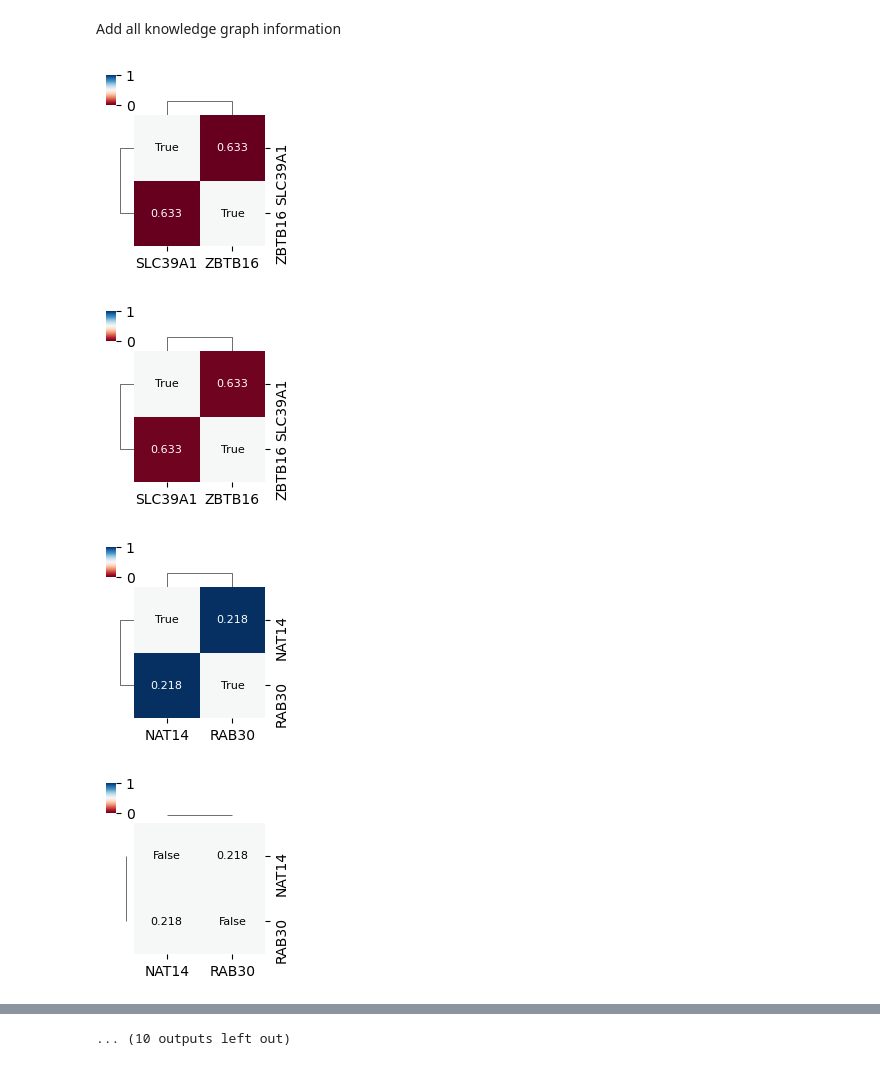
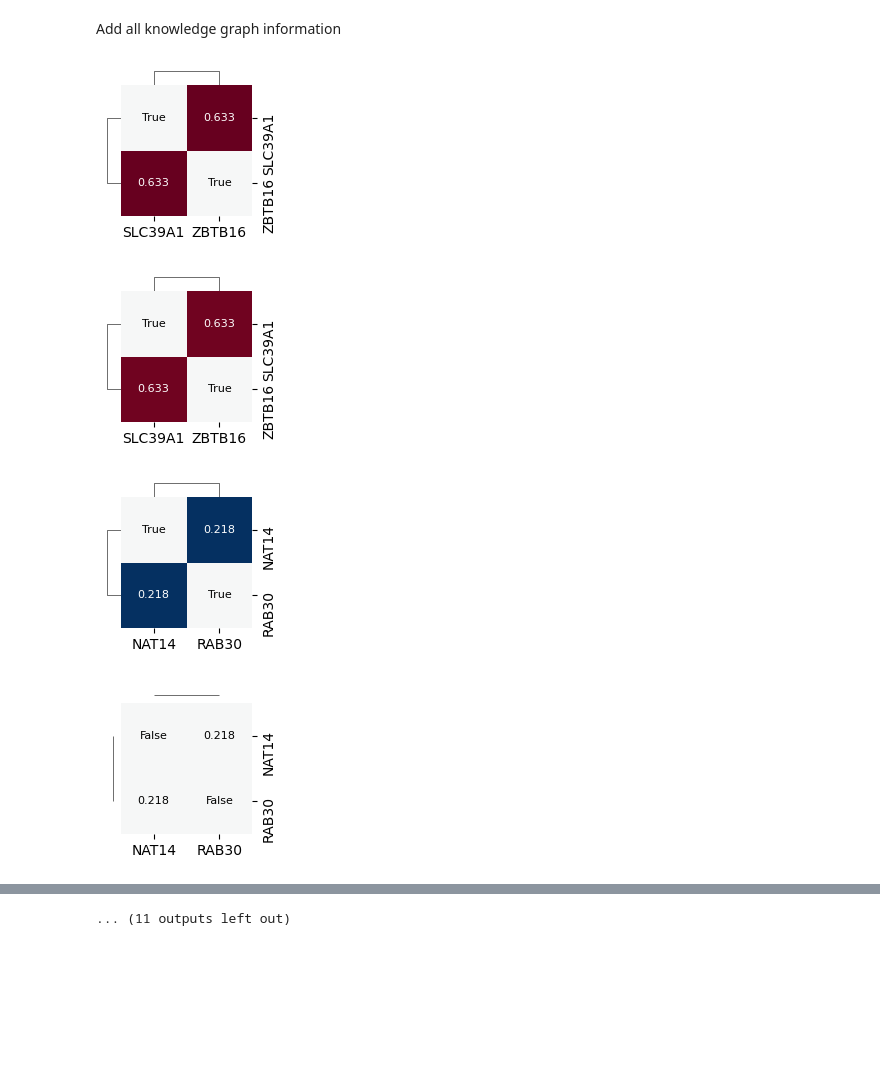
Before and after one commit to jump-cellpainting/2024_Chandrasekaran_Morphmap, a Jupyter notebook: 07.compute-cosine-similarities/05.check-connections.ipynb, the cells around one changed output, grey strips where cells are left out. Cells and saved outputs as stored; diff of their text form; code cells hidden in the pictures; blank space fills up the shorter version.

Commit message:
create separate color bar

```diff
--- a/07.compute-cosine-similarities/05.check-connections.ipynb
+++ b/07.compute-cosine-similarities/05.check-connections.ipynb
@@ -316,7 +317,7 @@ for genes in previous_gene_lists:
         vmax=1,
         dendrogram_ratio=(0.1, 0.1),
         figsize=(fig_width, fig_height),
-        cbar_pos=(0.01, 0.9, 0.05, 0.15),
+        cbar_pos=None,
     )
 
     clustermap_df = g.data2d
@@ -357,36 +358,48 @@ for genes in previous_gene_lists:
         vmax=1,
         dendrogram_ratio=(0.1, 0.1),
         figsize=(fig_width, fig_height),
-        cbar_pos=(0.01, 0.9, 0.05, 0.15),
+        cbar_pos=None,
     )
 
     clustermap_df = g.data2d
 
     for i in range(len(clustermap_df)):
         for j in range(len(clustermap_df.columns)):
             gene_1 = clustermap_df.index[i]
             gene_2 = clustermap_df.columns[j]
             crispr_kg_gene_pair = crispr_kg_df.loc[gene_1, gene_2]
             if gene_1 == gene_2 and crispr_kg_gene_pair == 1.0:
                 text = "True"
             elif gene_1 == gene_2 and crispr_kg_gene_pair != 1.0:
                 text = "False"
             else:
                 text = f"{crispr_kg_gene_pair}"
             x = j + 0.5  # Center the text horizontally
             y = i + 0.5  # Center the text vertically
 
             text_color = (
                 "white"
                 if clustermap_df.values[i, j] > 0.75 or clustermap_df.values[i, j] < 0.25
                 else "black"
             )
             g.ax_heatmap.text(x, y, text, ha="center", va="center", color=text_color, fontdict={"size": 8})
 
     plt.savefig(f"figures/CRISPR-connections-{gene_names}.png", dpi=300)
     plt.savefig(f"figures/CRISPR-connections-{gene_names}.svg", dpi=300)
+
+figsize = (1, 3)
+fig, ax = plt.subplots(figsize=figsize, dpi=300)
+norm = Normalize(vmin=0, vmax=1)
+sm = plt.cm.ScalarMappable(cmap="RdBu", norm=norm)
+sm.set_array([])
+
+cbar = plt.colorbar(sm, ax=ax, orientation="vertical")
+ax.remove()
+plt.tight_layout()
+plt.savefig("figures/colorbar.png", dpi=300)
+plt.savefig("figures/colorbar.svg", dpi=300)
 # %% [output]
-[figure, old version]
+[figure, new version]
-[figure, old version]
+[figure, new version]
-[figure, old version]
+[figure, new version]
-[figure, old version]
+[figure, new version]
@@ -401 +414 @@ for genes in previous_gene_lists:
-... (10 outputs left out)
+... (11 outputs left out)
```
Also changed, not shown: parts of 2 cells of this notebook, 47 other files.
